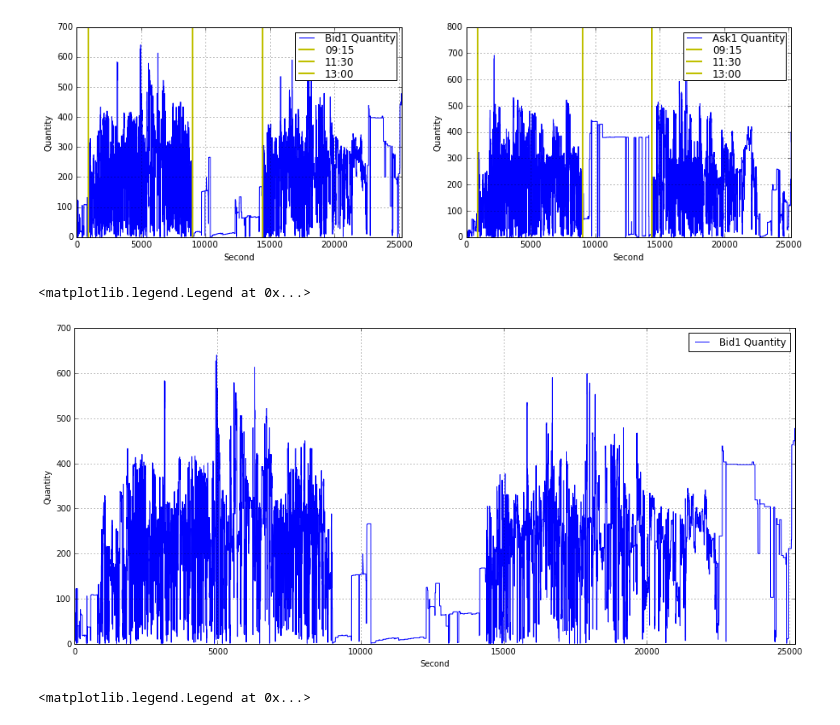
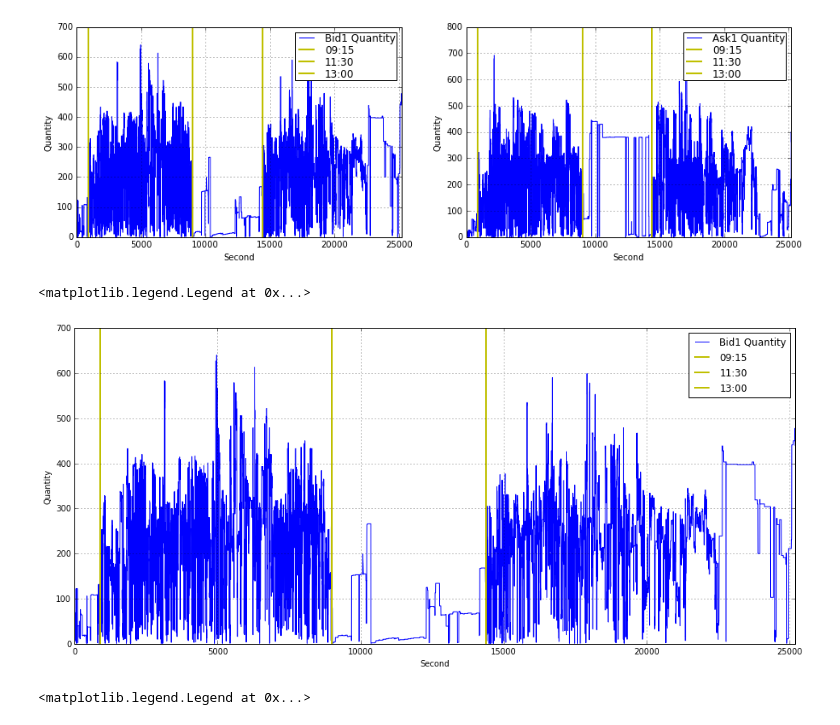
Before and after one commit to rorysroes/SGX-Full-OrderBook-Tick-Data-Trading-Strategy, a Jupyter notebook: strategy/back_testing.ipynb, the cells around one changed output. Drawn from its saved outputs; the diff is of its cells as text; code cells hidden in the pictures.

```diff
--- a/strategy/back_testing.ipynb
+++ b/strategy/back_testing.ipynb
@@ -290,15 +290,18 @@ for i in range(0,25200,1):
 # %%
 import matplotlib.pyplot as plt
 plt.figure(figsize = (16,7))
 plt.grid()
 plot(Bid1_Quantity_16_,label = 'Bid1 Quantity')
 plt.xlabel("Second")
 plt.ylabel("Quantity")
+plt.axvline(x = 900 ,color = 'y',linestyle = '-',label = '09:15', linewidth = 2)
+plt.axvline(x = 9000 ,color = 'y',linestyle = '-',label = '11:30', linewidth = 2)
+plt.axvline(x = 14400 ,color = 'y',linestyle = '-',label = '13:00', linewidth = 2)
 plt.xlim(0.0,25200)
 plt.legend(loc = 1)
 # %% [output]
 <matplotlib.legend.Legend at 0x...>
-[figure, old version]
+[figure, new version]
 # %%
 Bid2_Quantity_16_ = []
 for i in range(0,25200,1):
```
